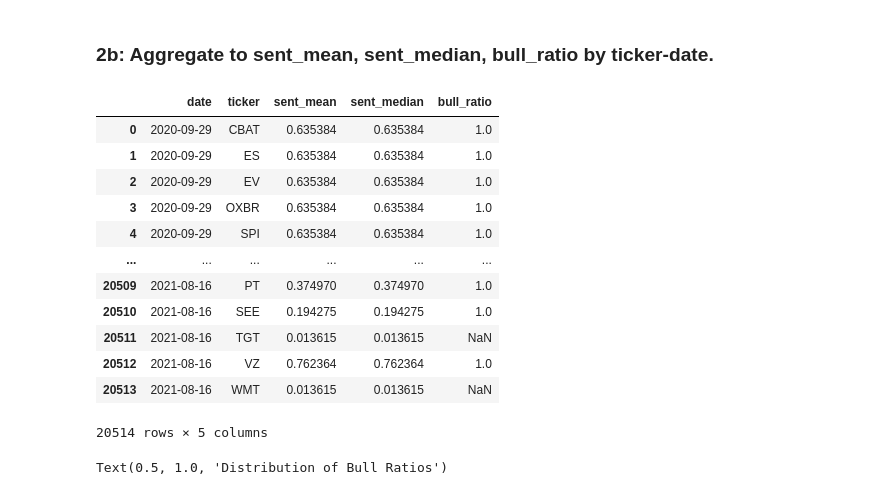
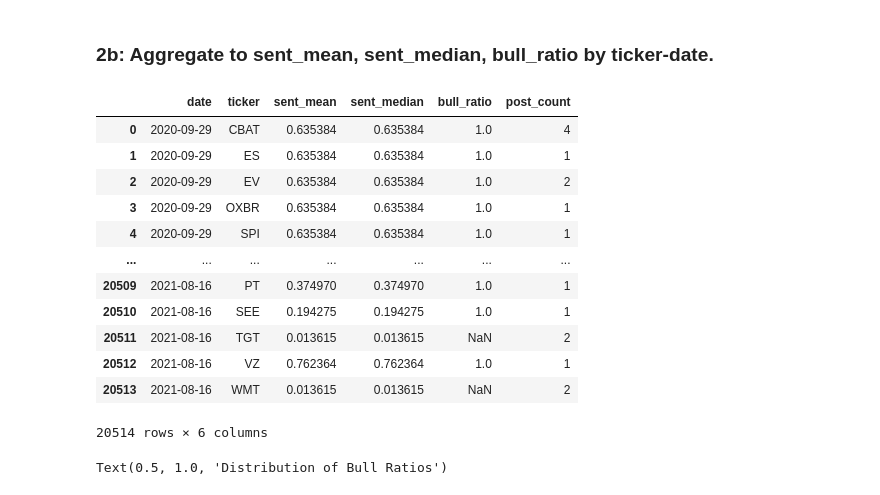
Before and after one commit to lmalmud/altdata-sentiment-ic, a Jupyter notebook: notebooks/wsb_sentiment_ic.ipynb, the cells around one changed output. Drawn from its saved outputs; the diff is of its cells as text; code cells hidden in the pictures.

Commit message:
fixed yf! and merged dataframes

```diff
--- a/notebooks/wsb_sentiment_ic.ipynb
+++ b/notebooks/wsb_sentiment_ic.ipynb
@@ -138,32 +138,33 @@ def bull_ratio(series):
     return bull_count / total if total > 0 else np.nan # Gracefully handle zero case
 # %%
 # Create a column to only store date
-reddit_exploded['date'] = pd.to_datetime(reddit_sent['timestamp'])
+reddit_exploded['date'] = pd.to_datetime(reddit_exploded['timestamp'])
 reddit_exploded['date'] = reddit_exploded['date'].dt.date
 reddit_exploded['bull_bear'] = reddit_exploded['sentiment'].apply(classify_bull_bear)
 
 date_stats = reddit_exploded.groupby(['date', 'ticker']).agg(
     sent_mean=('sentiment', 'mean'),
     sent_median=('sentiment', 'median'),
-    bull_ratio=('bull_bear', bull_ratio)
+    bull_ratio=('bull_bear', bull_ratio),
+    post_count=('sentiment', 'count')
 )
 
 date_stats = date_stats.reset_index()
 date_stats
 # %% [output]
-|  | date | ticker | sent_mean | sent_median | bull_ratio |
-| 0 | 2020-09-29 | CBAT | 0.635384 | 0.635384 | 1.0 |
-| 1 | 2020-09-29 | ES | 0.635384 | 0.635384 | 1.0 |
-| 2 | 2020-09-29 | EV | 0.635384 | 0.635384 | 1.0 |
-| 3 | 2020-09-29 | OXBR | 0.635384 | 0.635384 | 1.0 |
-| 4 | 2020-09-29 | SPI | 0.635384 | 0.635384 | 1.0 |
-| ... | ... | ... | ... | ... | ... |
-| 20509 | 2021-08-16 | PT | 0.374970 | 0.374970 | 1.0 |
-| 20510 | 2021-08-16 | SEE | 0.194275 | 0.194275 | 1.0 |
-| 20511 | 2021-08-16 | TGT | 0.013615 | 0.013615 | NaN |
-| 20512 | 2021-08-16 | VZ | 0.762364 | 0.762364 | 1.0 |
-| 20513 | 2021-08-16 | WMT | 0.013615 | 0.013615 | NaN |
+|  | date | ticker | sent_mean | sent_median | bull_ratio | post_count |
+| 0 | 2020-09-29 | CBAT | 0.635384 | 0.635384 | 1.0 | 4 |
+| 1 | 2020-09-29 | ES | 0.635384 | 0.635384 | 1.0 | 1 |
+| 2 | 2020-09-29 | EV | 0.635384 | 0.635384 | 1.0 | 2 |
+| 3 | 2020-09-29 | OXBR | 0.635384 | 0.635384 | 1.0 | 1 |
+| 4 | 2020-09-29 | SPI | 0.635384 | 0.635384 | 1.0 | 1 |
+| ... | ... | ... | ... | ... | ... | ... |
+| 20509 | 2021-08-16 | PT | 0.374970 | 0.374970 | 1.0 | 1 |
+| 20510 | 2021-08-16 | SEE | 0.194275 | 0.194275 | 1.0 | 1 |
+| 20511 | 2021-08-16 | TGT | 0.013615 | 0.013615 | NaN | 2 |
+| 20512 | 2021-08-16 | VZ | 0.762364 | 0.762364 | 1.0 | 1 |
+| 20513 | 2021-08-16 | WMT | 0.013615 | 0.013615 | NaN | 2 |
-20514 rows × 5 columns
+20514 rows × 6 columns
 # %%
 # Plot all bull ratios that are not NA
 plt.hist(date_stats['bull_ratio'].dropna())
```
Also changed, not shown: parts of 3 cells of this notebook.
